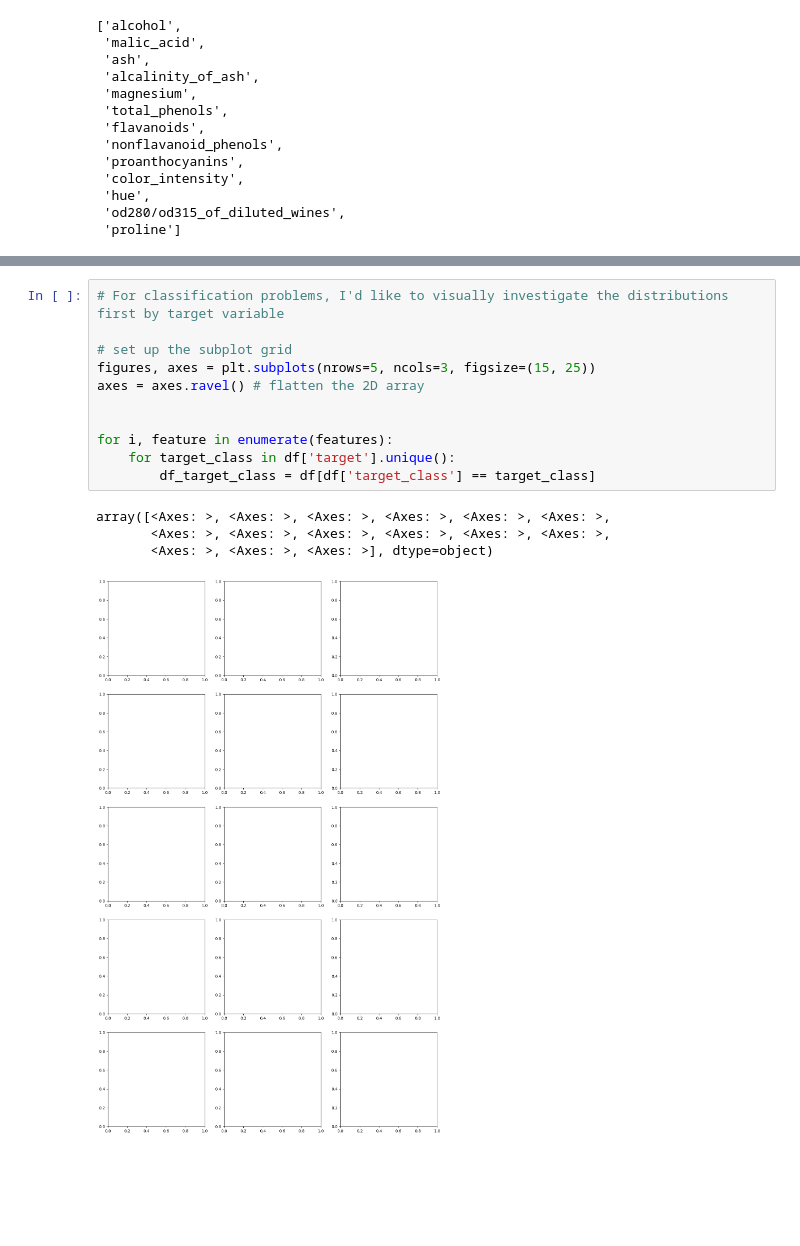
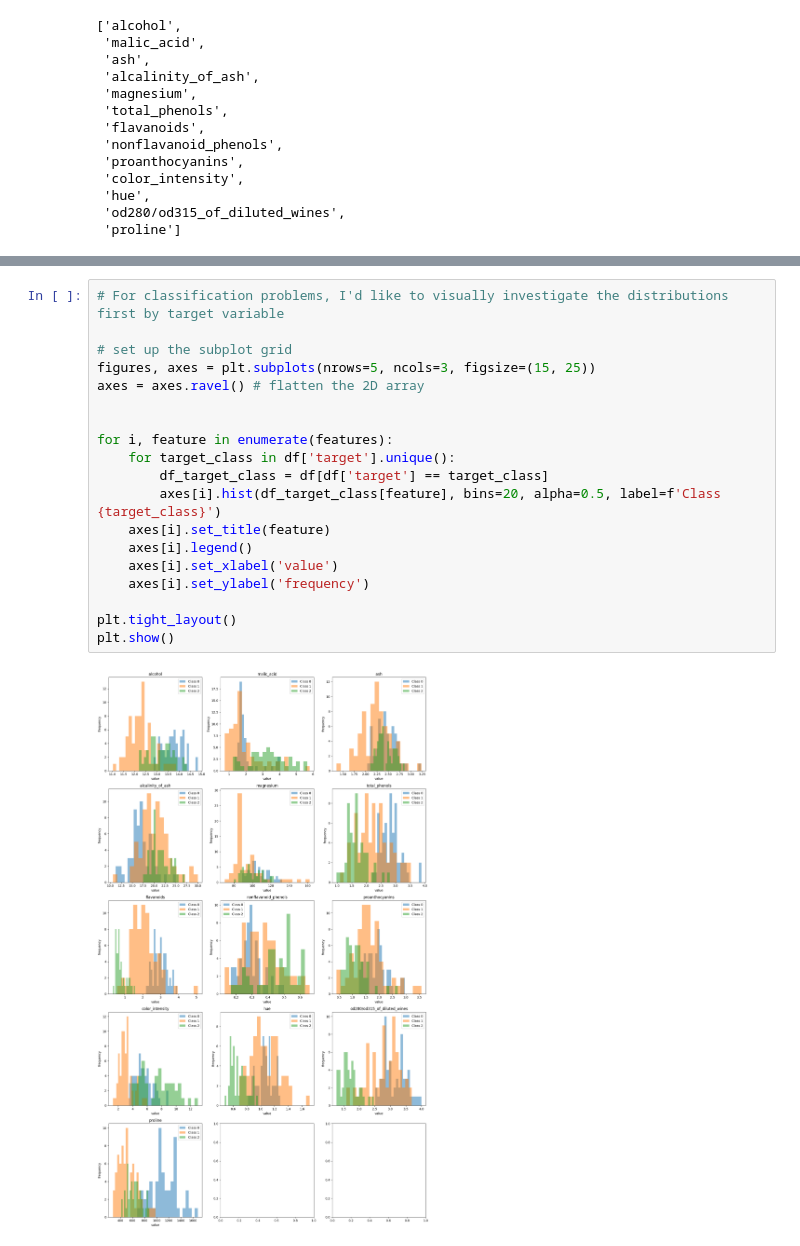
Before and after one commit to hedouke3000/ml, a Jupyter notebook: wine_KNN.ipynb, the cells around one changed output, grey strips where cells are left out. Saved outputs shown, nothing was run; the diff lists cells and outputs as text; blank space fills up the shorter version.

```diff
--- a/wine_KNN.ipynb
+++ b/wine_KNN.ipynb
@@ -92,16 +92,21 @@ dtype: int64
 # %%
 # For classification problems, I'd like to visually investigate the distributions first by target variable
 
 # set up the subplot grid
 figures, axes = plt.subplots(nrows=5, ncols=3, figsize=(15, 25))
 axes = axes.ravel() # flatten the 2D array
 
 
 for i, feature in enumerate(features):
     for target_class in df['target'].unique():
-        df_target_class = df[df['target_class'] == target_class]
+        df_target_class = df[df['target'] == target_class]
+        axes[i].hist(df_target_class[feature], bins=20, alpha=0.5, label=f'Class {target_class}')
+    axes[i].set_title(feature)
+    axes[i].legend()
+    axes[i].set_xlabel('value')
+    axes[i].set_ylabel('frequency')
+
+plt.tight_layout()
+plt.show()
 # %% [output]
-array([<Axes: >, <Axes: >, <Axes: >, <Axes: >, <Axes: >, <Axes: >,
-       <Axes: >, <Axes: >, <Axes: >, <Axes: >, <Axes: >, <Axes: >,
-       <Axes: >, <Axes: >, <Axes: >], dtype=object)
-[figure, old version]
+[figure, new version]
```
Also changed, not shown: parts of 8 cells of this notebook.
